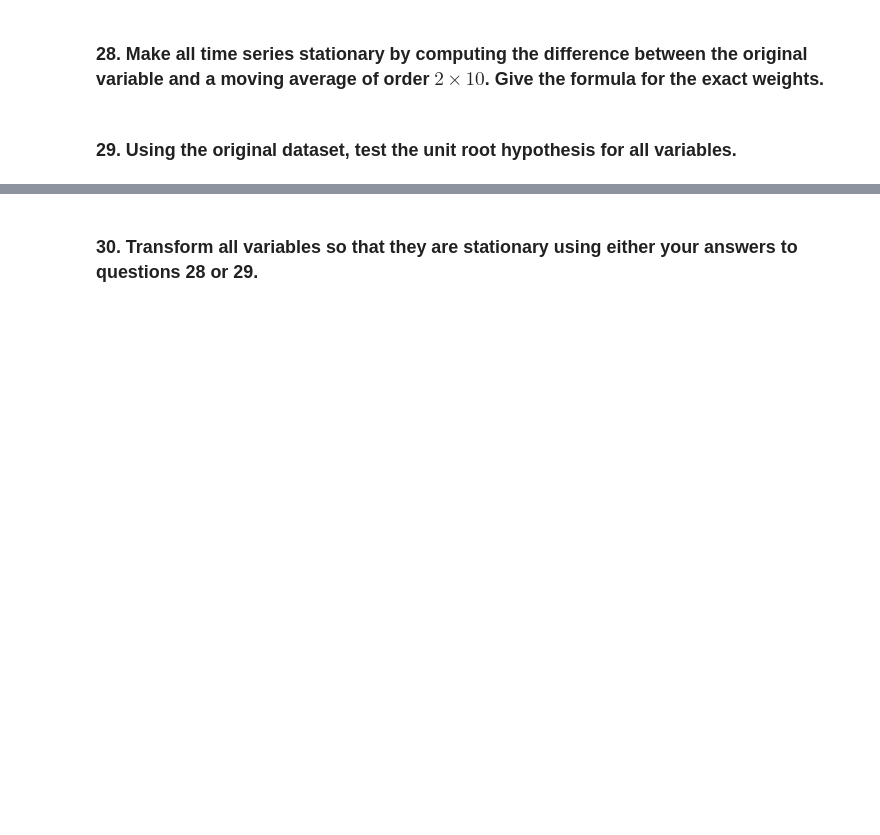
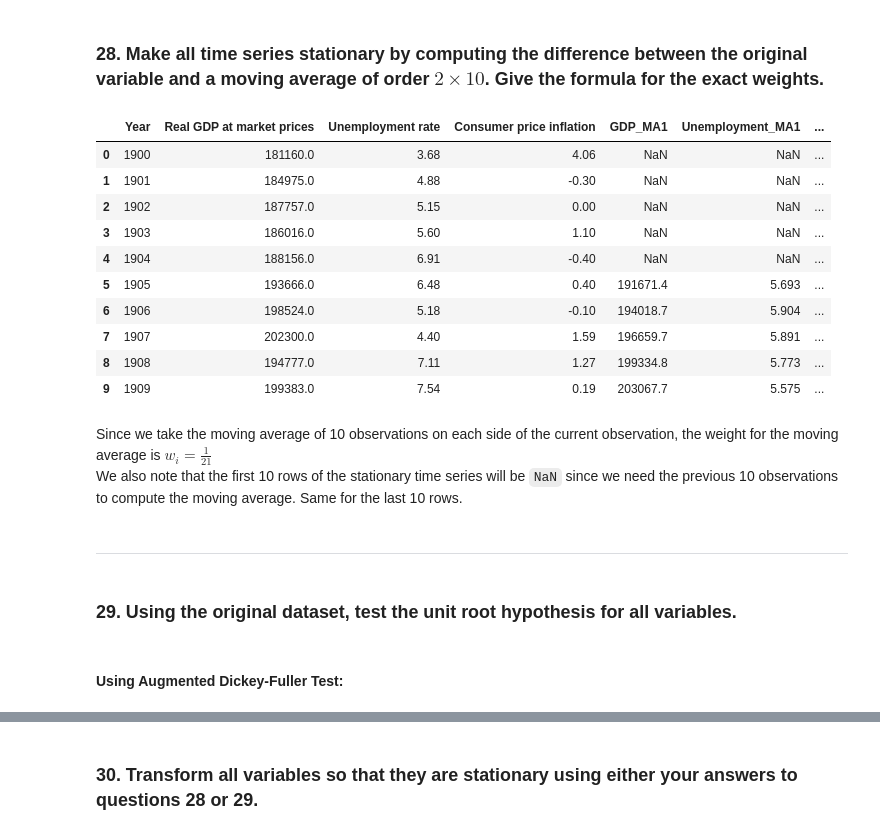
Before and after one commit to AX-Berglund/Econometrics-Analysis-Project, a Jupyter notebook: notebooks/time_series_data.ipynb, the cells around one changed output, grey strips where cells are left out. Cells and saved outputs as stored; diff of their text form; code cells hidden in the pictures; blank space fills up the shorter version.

```diff
--- a/notebooks/time_series_data.ipynb
+++ b/notebooks/time_series_data.ipynb
@@ -82,2 +165,23 @@ Spurious regression occurs when two or more non-stationary time series are regre
+# %%
+df.head(10)
+# %% [output]
+|  | Year | Real GDP at market prices | Unemployment rate | Consumer price inflation | GDP_MA1 | Unemployment_MA1 | ... |
+| 0 | 1900 | 181160.0 | 3.68 | 4.06 | NaN | NaN | ... |
+| 1 | 1901 | 184975.0 | 4.88 | -0.30 | NaN | NaN | ... |
+| 2 | 1902 | 187757.0 | 5.15 | 0.00 | NaN | NaN | ... |
+| 3 | 1903 | 186016.0 | 5.60 | 1.10 | NaN | NaN | ... |
+| 4 | 1904 | 188156.0 | 6.91 | -0.40 | NaN | NaN | ... |
+| 5 | 1905 | 193666.0 | 6.48 | 0.40 | 191671.4 | 5.693 | ... |
+| 6 | 1906 | 198524.0 | 5.18 | -0.10 | 194018.7 | 5.904 | ... |
+| 7 | 1907 | 202300.0 | 4.40 | 1.59 | 196659.7 | 5.891 | ... |
+| 8 | 1908 | 194777.0 | 7.11 | 1.27 | 199334.8 | 5.773 | ... |
+| 9 | 1909 | 199383.0 | 7.54 | 0.19 | 203067.7 | 5.575 | ... |
+# %% [markdown]
+Since we take the moving average of 10 observations on each side of the current observation, the weight for the moving average is $w_i = \frac{1}{21}$
+We also note that the first 10 rows of the stationary time series will be `NaN` since we need the previous 10 observations to compute the moving average. Same for the last 10 rows.
+# %% [markdown]
+---
 # %% [markdown]
 ### 29. Using the original dataset, test the unit root hypothesis for all variables.
+# %% [markdown]
+#### Using Augmented Dickey-Fuller Test:
```
Also changed, not shown: parts of 48 cells of this notebook.
